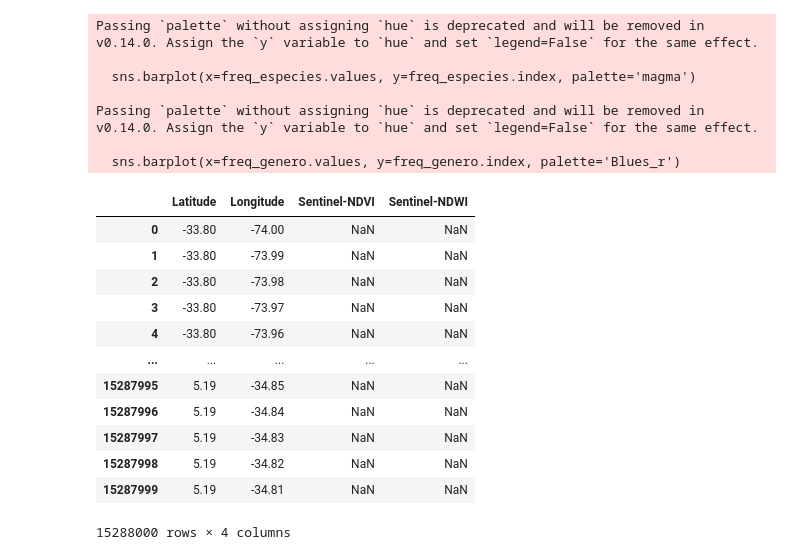
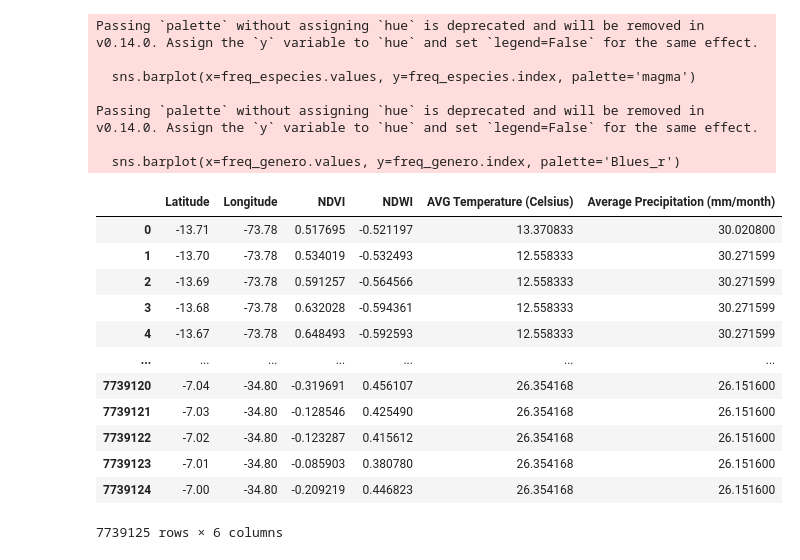
Before and after one commit to carulena/recomenda_abelha, a Jupyter notebook: ler_csv_meliponas.ipynb, the cells around one changed output. Saved outputs shown, nothing was run; the diff lists cells and outputs as text; code cells hidden in the pictures.

```diff
--- a/ler_csv_meliponas.ipynb
+++ b/ler_csv_meliponas.ipynb
@@ -235,22 +271,20 @@ Passing `palette` without assigning `hue` is deprecated and will be removed in v
 Passing `palette` without assigning `hue` is deprecated and will be removed in v0.14.0. Assign the `y` variable to `hue` and set `legend=False` for the same effect.
 
   sns.barplot(x=freq_genero.values, y=freq_genero.index, palette='Blues_r')
-# %%
-coordenadasBrasil = pd.read_csv("../../Dados/coordenadas_com_indices.csv", index_col=0)
-
-coordenadasBrasil
-# %% [output]
-|  | Latitude | Longitude | Sentinel-NDVI | Sentinel-NDWI |
-| 0 | -33.80 | -74.00 | NaN | NaN |
-| 1 | -33.80 | -73.99 | NaN | NaN |
-| 2 | -33.80 | -73.98 | NaN | NaN |
-| 3 | -33.80 | -73.97 | NaN | NaN |
-| 4 | -33.80 | -73.96 | NaN | NaN |
-| ... | ... | ... | ... | ... |
-| 15287995 | 5.19 | -34.85 | NaN | NaN |
-| 15287996 | 5.19 | -34.84 | NaN | NaN |
-| 15287997 | 5.19 | -34.83 | NaN | NaN |
-| 15287998 | 5.19 | -34.82 | NaN | NaN |
-| 15287999 | 5.19 | -34.81 | NaN | NaN |
-15288000 rows × 4 columns
+# %%
+coordenadas
+# %% [output]
+|  | Latitude | Longitude | NDVI | NDWI | AVG Temperature (Celsius) | Average Precipitation (mm/month) |
+| 0 | -13.71 | -73.78 | 0.517695 | -0.521197 | 13.370833 | 30.020800 |
+| 1 | -13.70 | -73.78 | 0.534019 | -0.532493 | 12.558333 | 30.271599 |
+| 2 | -13.69 | -73.78 | 0.591257 | -0.564566 | 12.558333 | 30.271599 |
+| 3 | -13.68 | -73.78 | 0.632028 | -0.594361 | 12.558333 | 30.271599 |
+| 4 | -13.67 | -73.78 | 0.648493 | -0.592593 | 12.558333 | 30.271599 |
+| ... | ... | ... | ... | ... | ... | ... |
+| 7739120 | -7.04 | -34.80 | -0.319691 | 0.456107 | 26.354168 | 26.151600 |
+| 7739121 | -7.03 | -34.80 | -0.128546 | 0.425490 | 26.354168 | 26.151600 |
+| 7739122 | -7.02 | -34.80 | -0.123287 | 0.415612 | 26.354168 | 26.151600 |
+| 7739123 | -7.01 | -34.80 | -0.085903 | 0.380780 | 26.354168 | 26.151600 |
+| 7739124 | -7.00 | -34.80 | -0.209219 | 0.446823 | 26.354168 | 26.151600 |
+7739125 rows × 6 columns
 # %%
```
Also changed, not shown: parts of 12 cells of this notebook, 14 other files.
